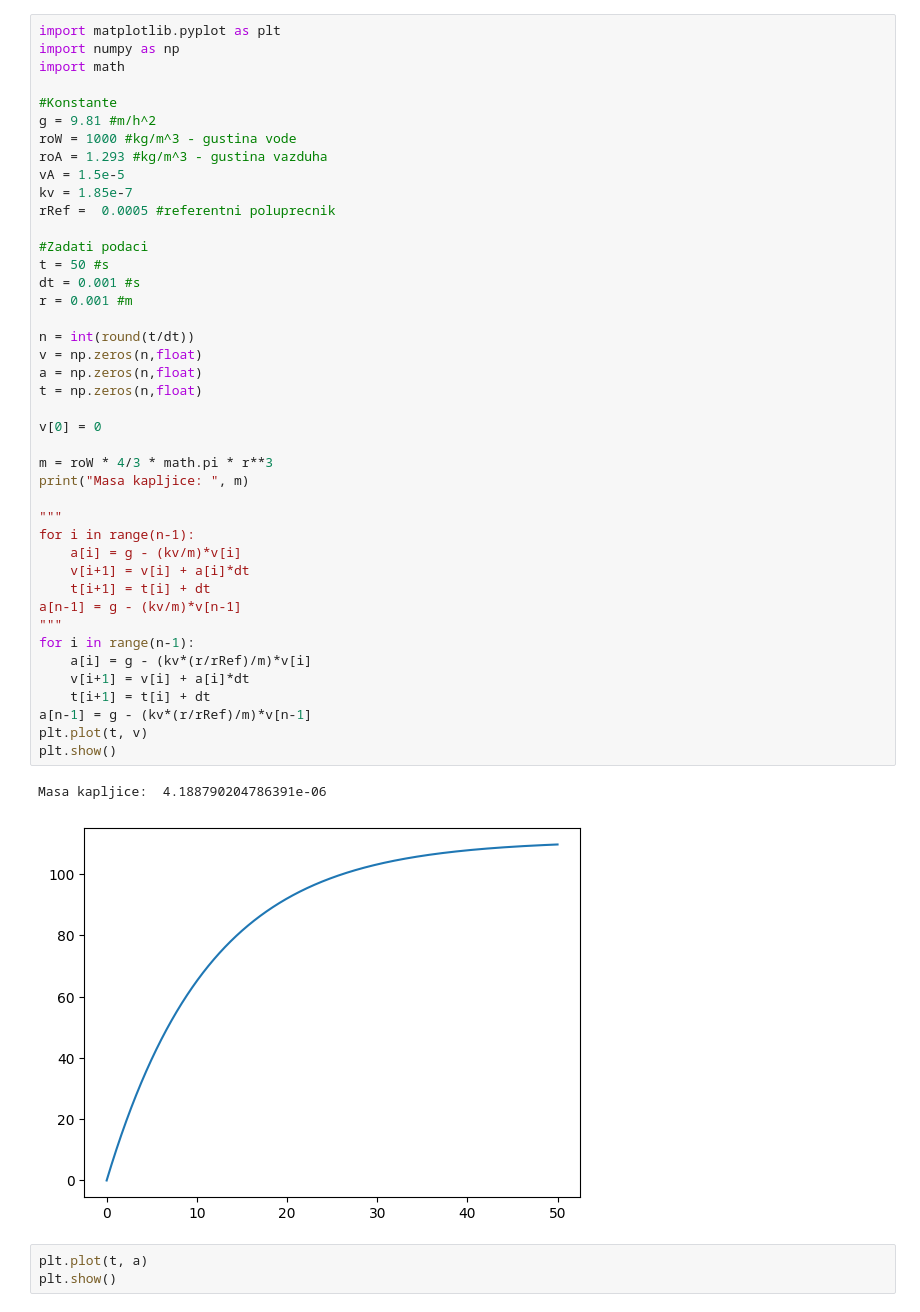
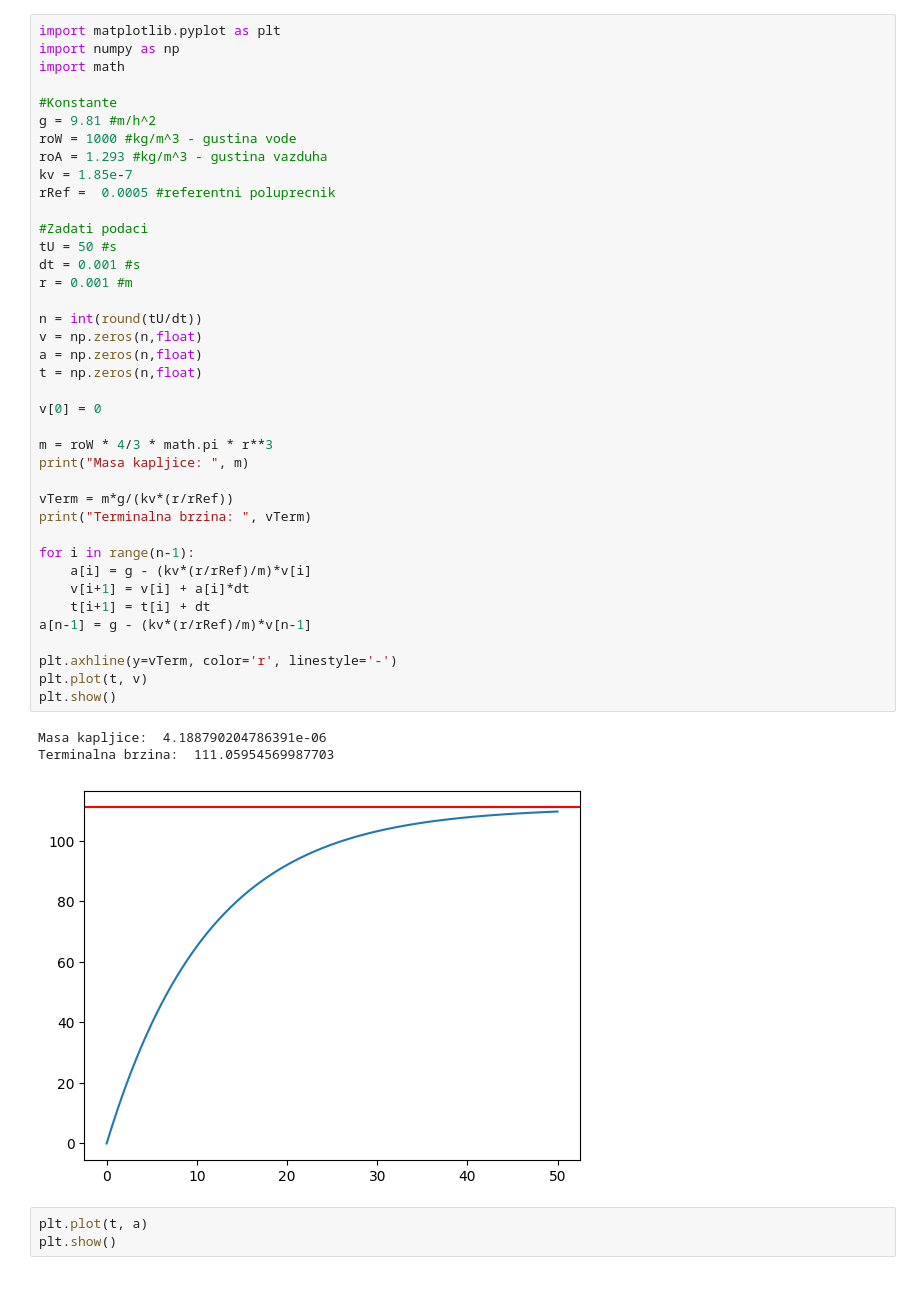
Before and after one commit to cyancat529/MehSeminarski, a Jupyter notebook: main.ipynb, the cells around one changed output. Drawn from its saved outputs; the diff is of its cells as text; blank space fills up the shorter version.

```diff
--- a/main.ipynb
+++ b/main.ipynb
@@ -41,44 +53,42 @@ import math
 
 #Konstante
 g = 9.81 #m/h^2
 roW = 1000 #kg/m^3 - gustina vode
 roA = 1.293 #kg/m^3 - gustina vazduha
-vA = 1.5e-5
 kv = 1.85e-7
 rRef =  0.0005 #referentni poluprecnik
 
 #Zadati podaci
-t = 50 #s
+tU = 50 #s
 dt = 0.001 #s
 r = 0.001 #m
 
-n = int(round(t/dt))
+n = int(round(tU/dt))
 v = np.zeros(n,float)
 a = np.zeros(n,float)
 t = np.zeros(n,float)
 
 v[0] = 0
 
 m = roW * 4/3 * math.pi * r**3
 print("Masa kapljice: ", m)
 
-"""
-for i in range(n-1):
-    a[i] = g - (kv/m)*v[i]
-    v[i+1] = v[i] + a[i]*dt
-    t[i+1] = t[i] + dt
-a[n-1] = g - (kv/m)*v[n-1]
-"""
+vTerm = m*g/(kv*(r/rRef))
+print("Terminalna brzina: ", vTerm)
+
 for i in range(n-1):
     a[i] = g - (kv*(r/rRef)/m)*v[i]
     v[i+1] = v[i] + a[i]*dt
     t[i+1] = t[i] + dt
 a[n-1] = g - (kv*(r/rRef)/m)*v[n-1]
+
+plt.axhline(y=vTerm, color='r', linestyle='-')
 plt.plot(t, v)
 plt.show()
 # %% [output]
 Masa kapljice:  4.188790204786391e-06
+Terminalna brzina:  111.05954569987703
-[figure, old version]
+[figure, new version]
 # %%
 plt.plot(t, a)
 plt.show()
```
Also changed, not shown: parts of 3 cells of this notebook.
